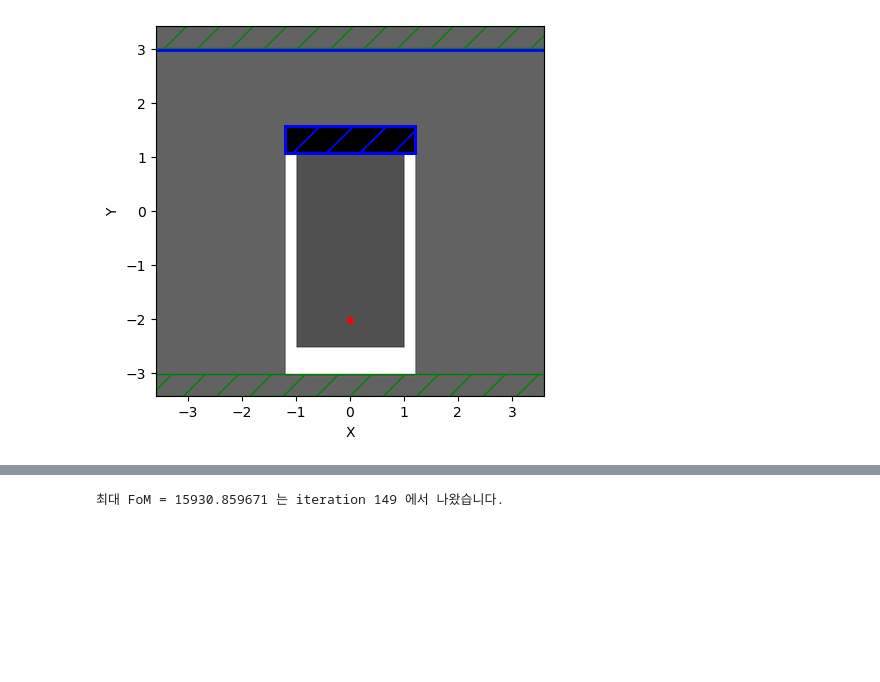
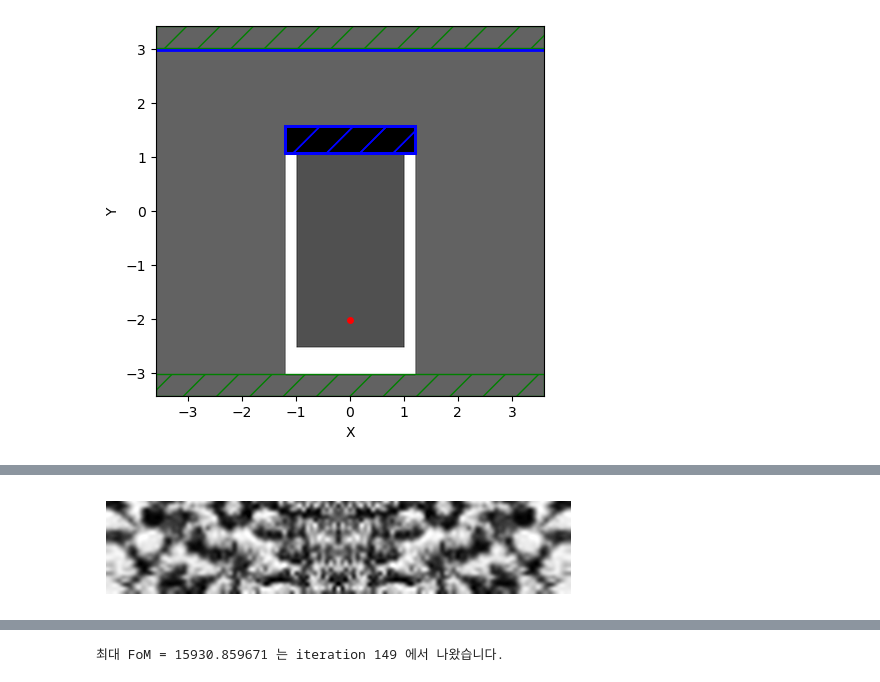
Before and after one commit to M2nion/EIDL, a Jupyter notebook: Tool/Meep/LGD/LGD setup/Mode decomposition/Kyungmin/2025/08/05/Singlelayer/Mode decomposition/FOM +-45/OLED_Modedecom_45.ipynb, the cells around one changed output, grey strips where cells are left out. Saved outputs shown, nothing was run; the diff lists cells and outputs as text; code cells hidden in the pictures; blank space fills up the shorter version.

```diff
--- a/Tool/Meep/LGD/LGD setup/Mode decomposition/Kyungmin/2025/08/05/Singlelayer/Mode decomposition/FOM +-45/OLED_Modedecom_45.ipynb
+++ b/Tool/Meep/LGD/LGD setup/Mode decomposition/Kyungmin/2025/08/05/Singlelayer/Mode decomposition/FOM +-45/OLED_Modedecom_45.ipynb
@@ -53,7 +53,8 @@ Air = mp.Medium(index=1.0)
 
 # 디자인 변수 격자
 Nx = int(design_region_resolution * design_region_width) + 1
-Ny = 1  # 평면 구조
+# Ny = 1  # 평면 구조
+Ny = int(design_region_resolution * design_region_height) + 1
 
 
 # 위치 계산
@@ -804,0 +834,17 @@ opt_list[0].update_design([k])
+# %%
+plt.figure(figsize=(6, 4))
+ax = plt.gca()
+opt_list[0].plot2D(
+    False,
+    output_plane=mp.Volume(
+        size=mp.Vector3(design_region_width, region_height_each * layer_num - 1 / resolution, 0),
+        center=mp.Vector3(0, full_center_y, 0)
+    ),
+    ax=ax,
+    show_sources=False,
+    show_monitors=False,
+    show_boundary_layers=False,
+)
+ax.axis("off")
+plt.show()
+# %% [output]
@@ -805,3 +852,4 @@ opt_list[0].update_design([k])
+[figure, added]
 # %%
 dft_monitor = opt_list[0].sim.add_dft_fields([mp.Ez], fcen,0,1, center = monitor_position_J, size = monitor_size, yee_grid=True)
 
```
Also changed, not shown: parts of 23 cells of this notebook, 10 other files.
